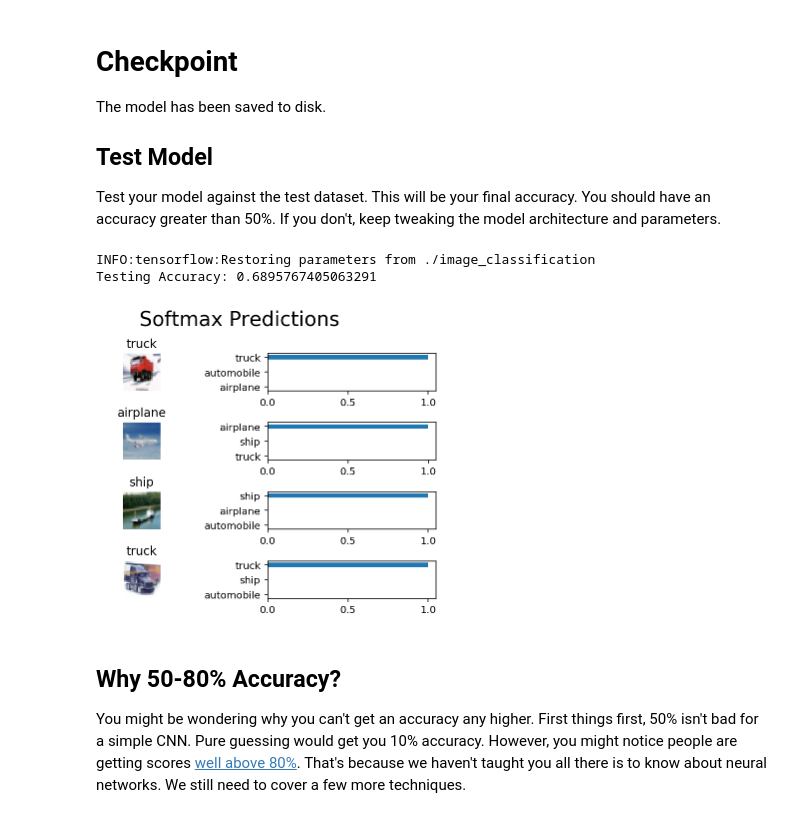
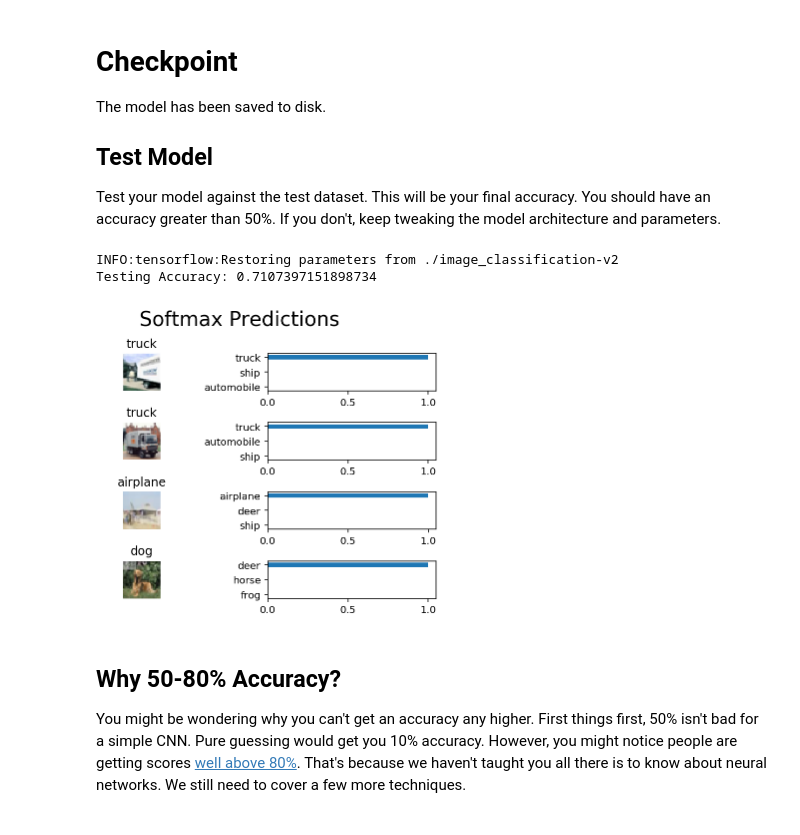
Before and after one commit to wwymak/udacity-deep-learning-foundations-nanodegree, a Jupyter notebook: project-2-image-classification/dlnd_image_classification.ipynb, the cells around one changed output. Cells and saved outputs as stored; diff of their text form; code cells hidden in the pictures.

```diff
--- a/project-2-image-classification/dlnd_image_classification.ipynb
+++ b/project-2-image-classification/dlnd_image_classification.ipynb
@@ -380,7 +379,7 @@ def output(x_tensor, num_outputs):
     : return: A 2-D tensor where the second dimension is num_outputs.
     """
     weight = tf.Variable(tf.truncated_normal([x_tensor.get_shape().as_list()[1], num_outputs], stddev=x_tensor.get_shape().as_list()[1] ** -0.5))
-    bias = tf.Variable(tf.truncated_normal([num_outputs], stddev=0.01))
+    bias = tf.Variable(tf.truncated_normal([num_outputs], stddev=0.05))
     layer = tf.add(tf.matmul(x_tensor, weight), bias)
     return layer
 
@@ -524,13 +515,13 @@ def print_stats(session, feature_batch, label_batch, cost, accuracy):
     valid_batch_acc_total = 0
     valid_batch_count = 0
 
-    for valid_feature_batch, valid_label_batch in helper.batch_features_labels(feature_batch, label_batch, batch_size):
+    for valid_feature_batch, valid_label_batch in helper.batch_features_labels(valid_features, valid_labels, batch_size):
         valid_batch_acc_total += sess.run(
             accuracy,
             feed_dict={x: valid_feature_batch, y: valid_label_batch, keep_prob: 1.0})
         valid_batch_count += 1
 
-    print('validation accuracy: {}'.format(valid_batch_acc_total))
+    print('validation accuracy: {}'.format(valid_batch_acc_total/valid_batch_count))
 # %% [markdown]
 ### Hyperparameters
 Tune the following parameters:
@@ -548,3 +535,9 @@ keep_probability = 0.8
+# %%
+# TODO: Tune Parameters
+# with 1 layer-- val acc = 53%
+epochs = 60
+batch_size = 128
+keep_probability = 0.6
 # %% [markdown]
 ### Train on a Single CIFAR-10 Batch
 Instead of training the neural network on all the CIFAR-10 batches of data, let's use a single batch. This should save time while you iterate on the model to get a better accuracy.  Once the final validation accuracy is 50% or greater, run the model on all the data in the next section.
@@ -590,7 +583,7 @@ Now that you got a good accuracy with a single CIFAR-10 batch, try it with all f
 """
 DON'T MODIFY ANYTHING IN THIS CELL
 """
-save_model_path = './image_classification'
+save_model_path = './image_classification-v2'
 
 print('Training...')
 with tf.Session() as sess:
@@ -652,7 +645,7 @@ try:
 except NameError:
     batch_size = 64
 
-save_model_path = './image_classification'
+save_model_path = './image_classification-v2'
 n_samples = 4
 top_n_predictions = 3
 
@@ -671,36 +664,36 @@ def test_model():
 
         # Get Tensors from loaded model
         loaded_x = loaded_graph.get_tensor_by_name('x:0')
         loaded_y = loaded_graph.get_tensor_by_name('y:0')
         loaded_keep_prob = loaded_graph.get_tensor_by_name('keep_prob:0')
         loaded_logits = loaded_graph.get_tensor_by_name('logits:0')
         loaded_acc = loaded_graph.get_tensor_by_name('accuracy:0')
 
         # Get accuracy in batches for memory limitations
         test_batch_acc_total = 0
         test_batch_count = 0
 
         for test_feature_batch, test_label_batch in helper.batch_features_labels(test_features, test_labels, batch_size):
             test_batch_acc_total += sess.run(
                 loaded_acc,
                 feed_dict={loaded_x: test_feature_batch, loaded_y: test_label_batch, loaded_keep_prob: 1.0})
             test_batch_count += 1
 
         print('Testing Accuracy: {}\n'.format(test_batch_acc_total/test_batch_count))
 
         # Print Random Samples
         random_test_features, random_test_labels = tuple(zip(*random.sample(list(zip(test_features, test_labels)), n_samples)))
         random_test_predictions = sess.run(
             tf.nn.top_k(tf.nn.softmax(loaded_logits), top_n_predictions),
             feed_dict={loaded_x: random_test_features, loaded_y: random_test_labels, loaded_keep_prob: 1.0})
         helper.display_image_predictions(random_test_features, random_test_labels, random_test_predictions)
 
 
 test_model()
 # %% [output]
-INFO:tensorflow:Restoring parameters from ./image_classification
-Testing Accuracy: 0.6895767405063291
+INFO:tensorflow:Restoring parameters from ./image_classification-v2
+Testing Accuracy: 0.7107397151898734
-[figure, old version]
+[figure, new version]
 # %% [markdown]
 ## Why 50-80% Accuracy?
 You might be wondering why you can't get an accuracy any higher. First things first, 50% isn't bad for a simple CNN.  Pure guessing would get you 10% accuracy. However, you might notice people are getting scores [well above 80%](http://rodrigob.github.io/are_we_there_yet/build/classification_datasets_results.html#43494641522d3130).  That's because we haven't taught you all there is to know about neural networks. We still need to cover a few more techniques.
```
Also changed, not shown: parts of 6 cells of this notebook, 1 other file.
